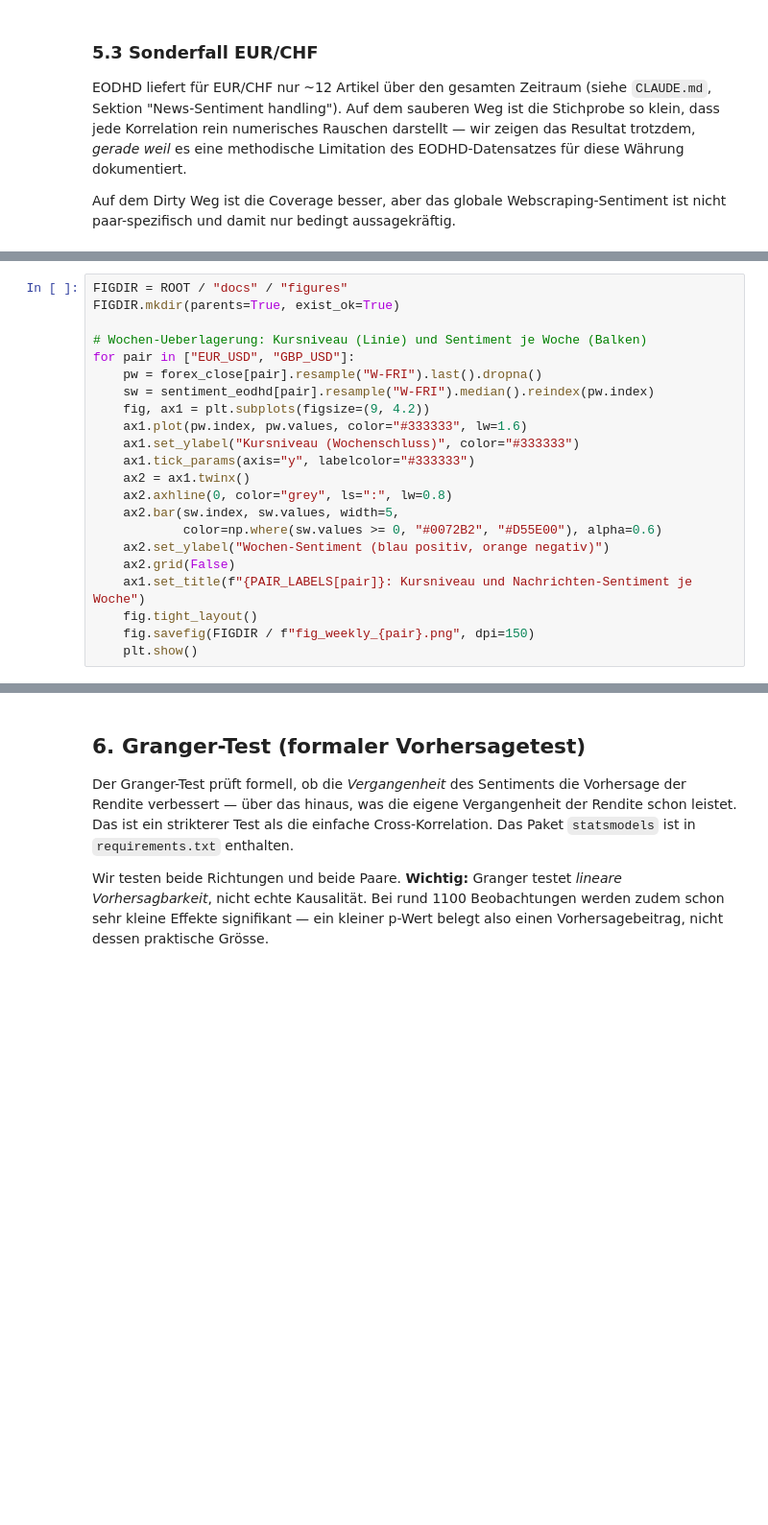
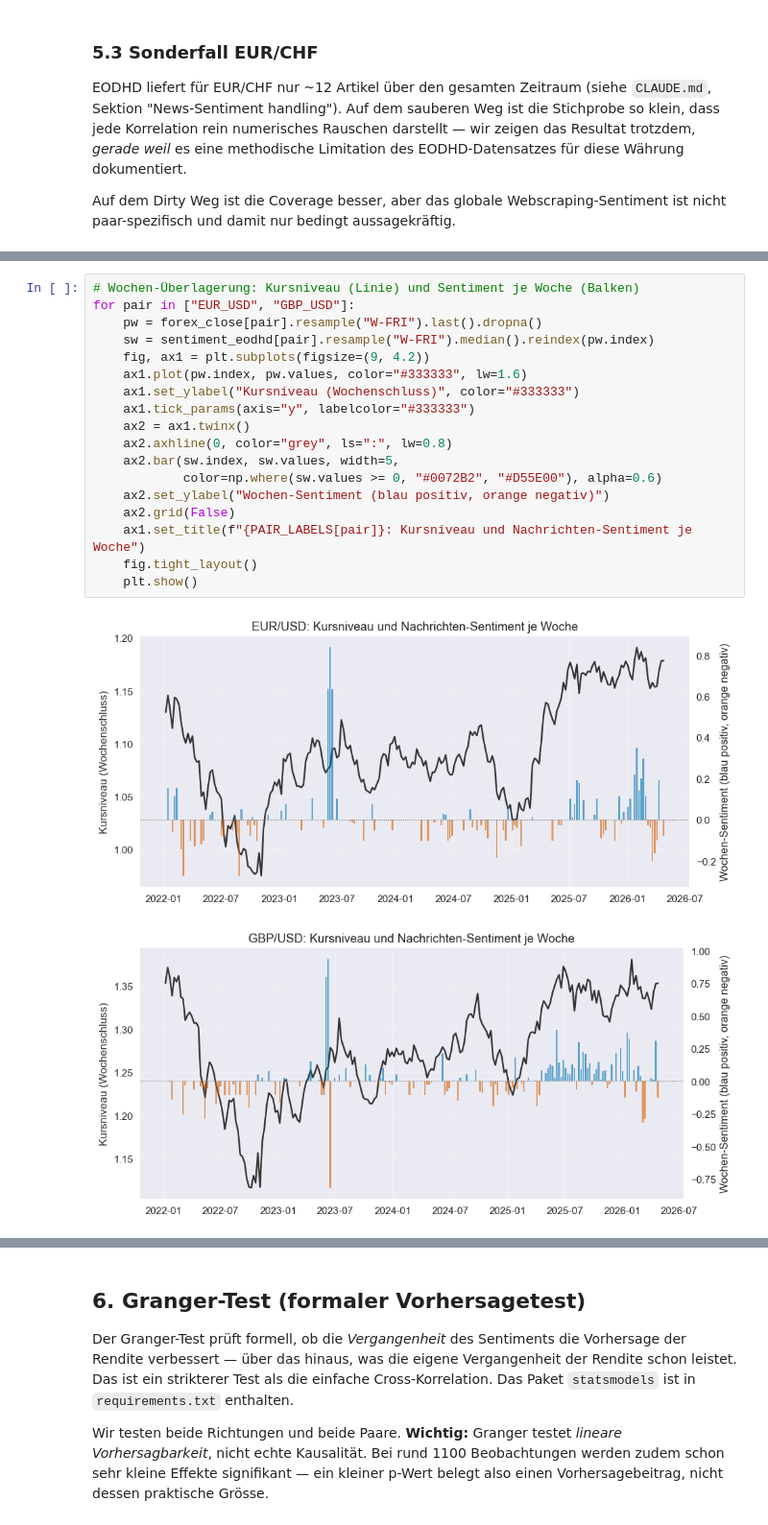
Before and after one commit to Jerycodes/26FS-BAI-Data-Engineering-and-Wrangling, a Jupyter notebook: notebooks/datenverarbeitung/sentiment_kurs_lead_lag_analyse.ipynb, the cells around one changed output, grey strips where cells are left out. Shown at 96% size. Drawn from its saved outputs; the diff is of its cells as text; blank space fills up the shorter version.

```diff
--- a/notebooks/datenverarbeitung/sentiment_kurs_lead_lag_analyse.ipynb
+++ b/notebooks/datenverarbeitung/sentiment_kurs_lead_lag_analyse.ipynb
@@ -356,27 +417,26 @@ den darauffolgenden Wochen?* Sie werden zusätzlich nach `docs/figures/` gespeic
 Die Woche ist dabei nur ein Beispiel-Zeithorizont; dieselbe Auswertung lässt sich
 analog auf Tage, zehn Tage oder Monate anwenden.
 # %%
-FIGDIR = ROOT / "docs" / "figures"
-FIGDIR.mkdir(parents=True, exist_ok=True)
-
-# Wochen-Ueberlagerung: Kursniveau (Linie) und Sentiment je Woche (Balken)
+# Wochen-Überlagerung: Kursniveau (Linie) und Sentiment je Woche (Balken)
 for pair in ["EUR_USD", "GBP_USD"]:
     pw = forex_close[pair].resample("W-FRI").last().dropna()
     sw = sentiment_eodhd[pair].resample("W-FRI").median().reindex(pw.index)
     fig, ax1 = plt.subplots(figsize=(9, 4.2))
     ax1.plot(pw.index, pw.values, color="#333333", lw=1.6)
     ax1.set_ylabel("Kursniveau (Wochenschluss)", color="#333333")
     ax1.tick_params(axis="y", labelcolor="#333333")
     ax2 = ax1.twinx()
     ax2.axhline(0, color="grey", ls=":", lw=0.8)
     ax2.bar(sw.index, sw.values, width=5,
             color=np.where(sw.values >= 0, "#0072B2", "#D55E00"), alpha=0.6)
     ax2.set_ylabel("Wochen-Sentiment (blau positiv, orange negativ)")
     ax2.grid(False)
     ax1.set_title(f"{PAIR_LABELS[pair]}: Kursniveau und Nachrichten-Sentiment je Woche")
     fig.tight_layout()
-    fig.savefig(FIGDIR / f"fig_weekly_{pair}.png", dpi=150)
     plt.show()
+# %% [output]
+[figure, added]
+[figure, added]
 # %%
 # Folgewochen: corr(Sentiment Woche t, kumulative Kursbewegung bis Woche t+k)
 fig, ax = plt.subplots(figsize=(8, 4.2))
```
Also changed, not shown: parts of 16 cells of this notebook, 36 other files.
